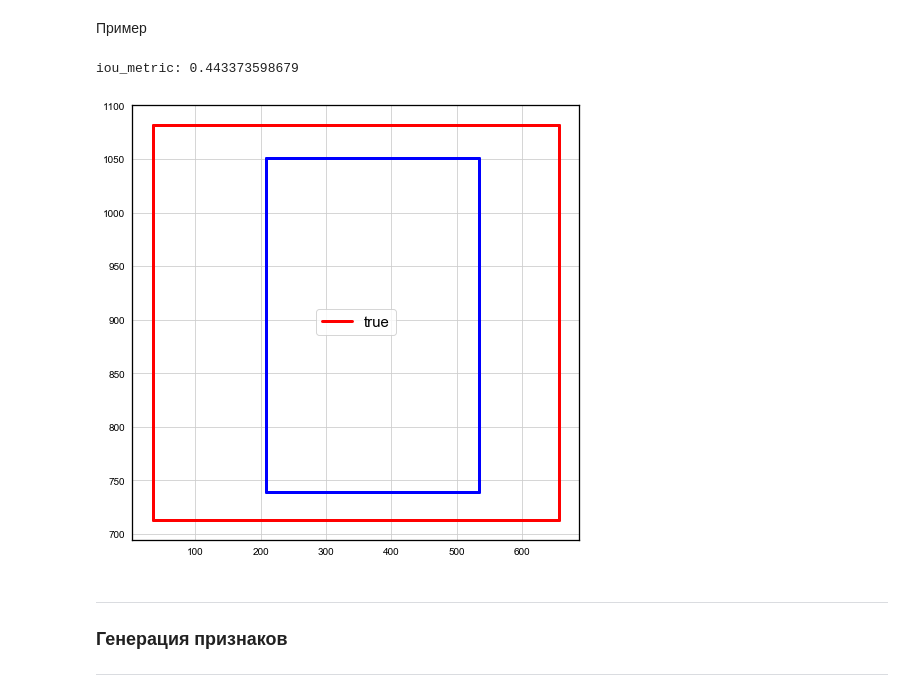
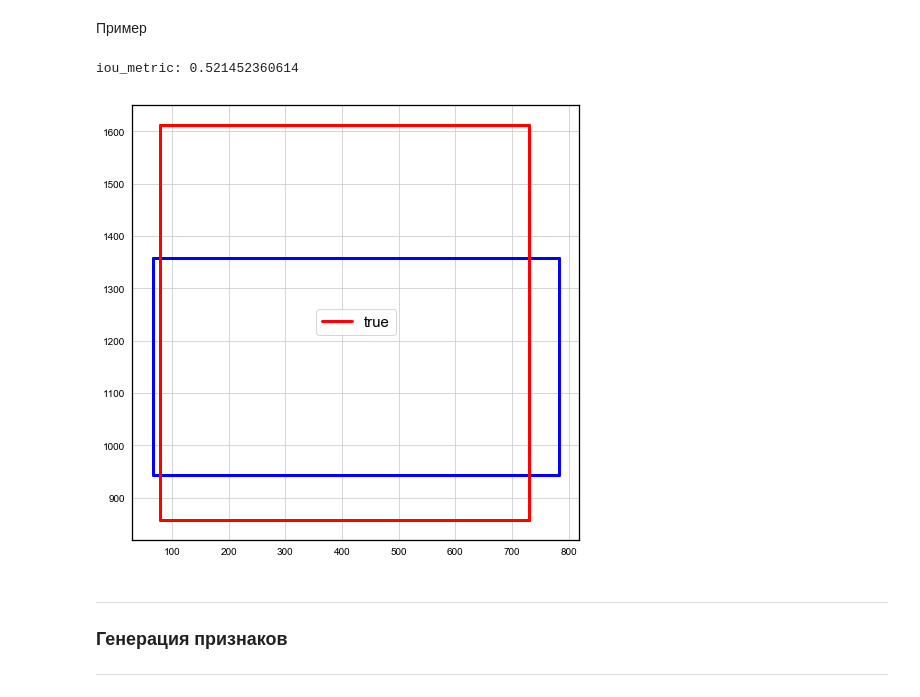
Before and after one commit to andreitsev/Competitions, a Jupyter notebook: ML Bootcamp Модератор Одноклассников.ipynb, the cells around one changed output. Drawn from its saved outputs; the diff is of its cells as text; code cells hidden in the pictures.

```diff
--- a/ML Bootcamp Модератор Одноклассников.ipynb
+++ b/ML Bootcamp Модератор Одноклассников.ipynb
@@ -166,14 +166,14 @@ def plot_rectangle(list_of_coords, label=None, color='blue'):
 # %% [markdown]
 Пример
 # %%
-k = 9
+k = np.random.randint(dat.loc[tr_indexes].shape[0])
 print('iou_metric:', iou_metric([dat.Xmin[k], dat.Ymin[k], dat.Xmax[k], dat.Ymax[k]],
                  [dat.Xmin_true[k], dat.Ymin_true[k], dat.Xmax_true[k], dat.Ymax_true[k]]))
 plot_rectangle([dat.Xmin[k], dat.Ymin[k], dat.Xmax[k], dat.Ymax[k]])
 plot_rectangle([dat.Xmin_true[k], dat.Ymin_true[k], dat.Xmax_true[k], dat.Ymax_true[k]], color='red', label='true')
 # %% [output]
-iou_metric: 0.443373598679
+iou_metric: 0.521452360614
-[figure, old version]
+[figure, new version]
 # %% [markdown]
 ---
 ### Генерация признаков
```
Also changed, not shown: parts of 4 cells of this notebook.
